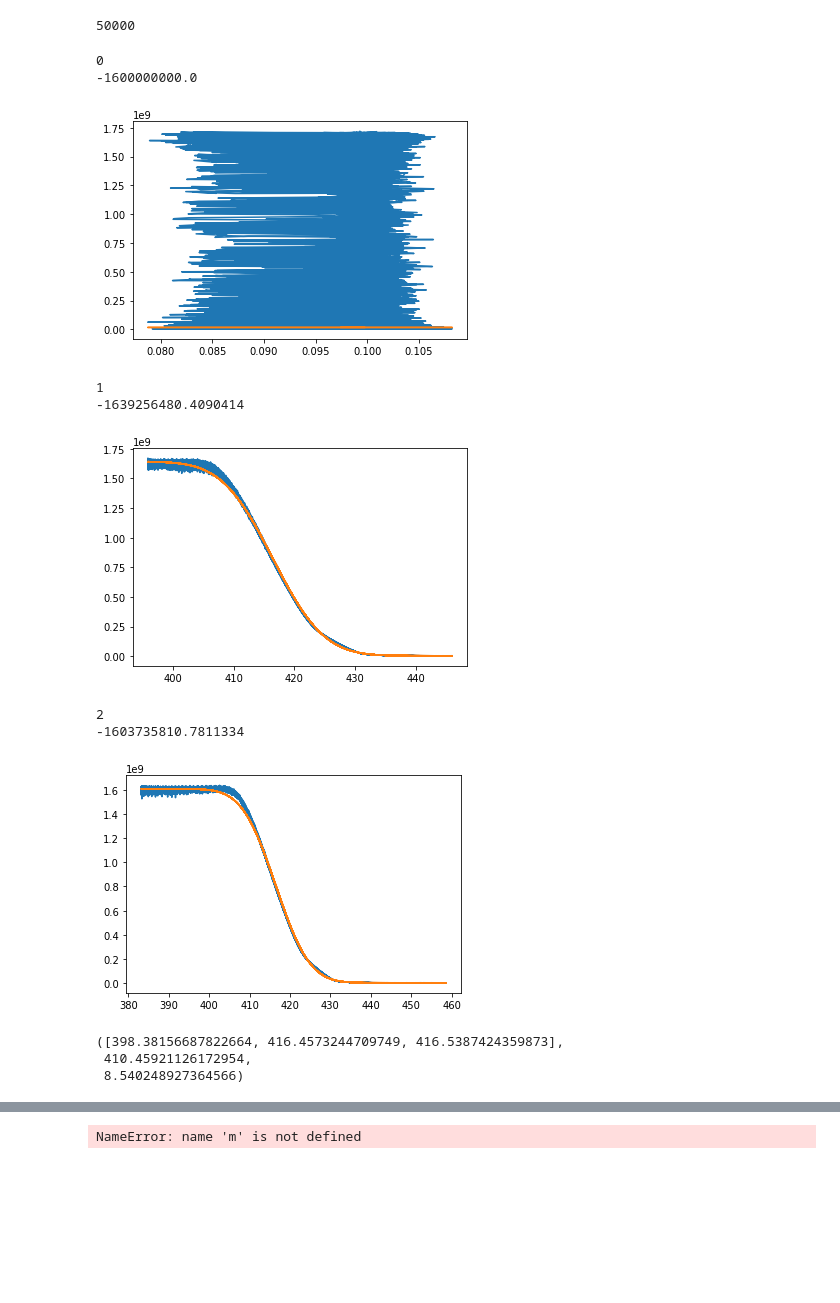
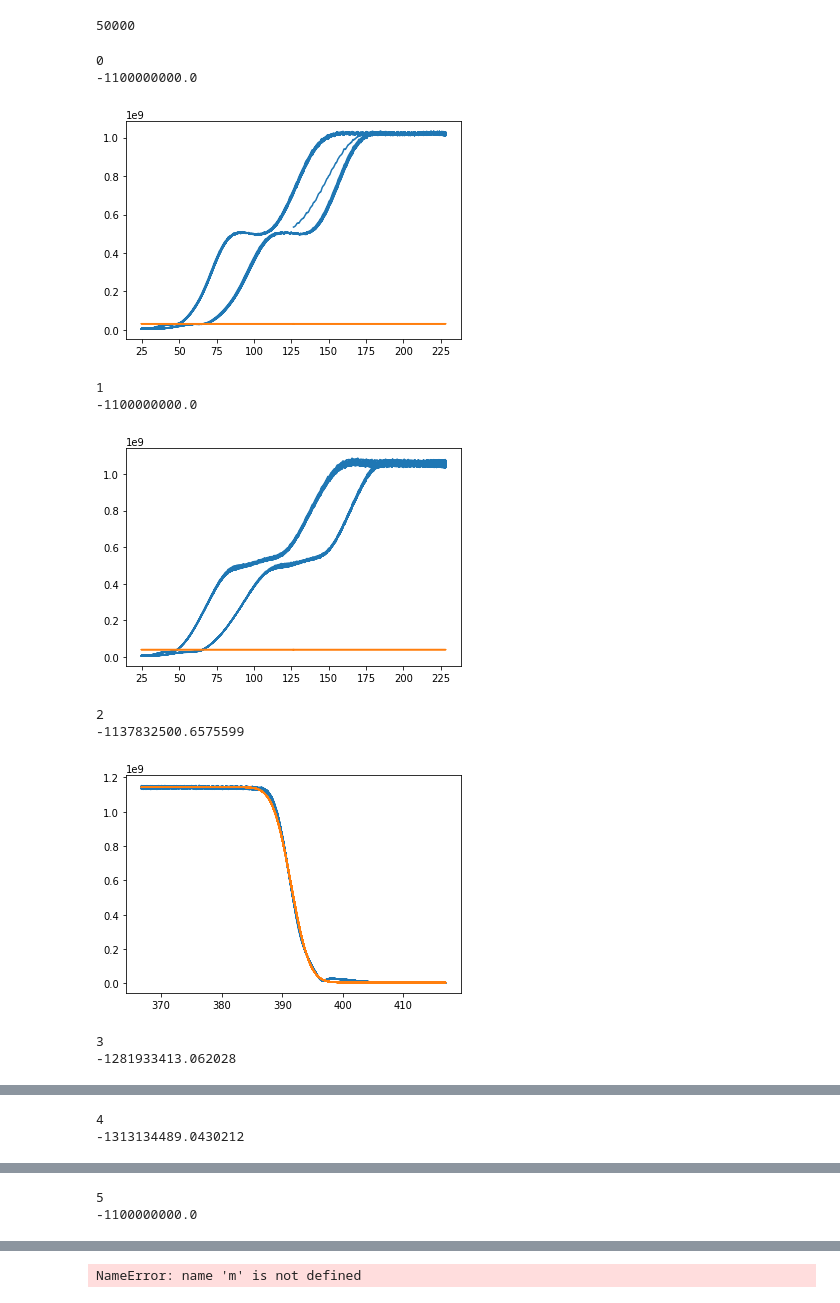
Before and after one commit to stanfordbeads/New_trap_code, a Jupyter notebook: Scripts/General_Beam_Profile_Analysis.ipynb, the cells around one changed output, grey strips where cells are left out. Saved outputs shown, nothing was run; the diff lists cells and outputs as text; code cells hidden in the pictures; blank space fills up the shorter version.

```diff
--- a/Scripts/General_Beam_Profile_Analysis.ipynb
+++ b/Scripts/General_Beam_Profile_Analysis.ipynb
@@ -103,8 +103,8 @@ def voltage_to_position(voltage,slope=0.019834000085488412,offset=-0.00150003151
     return position
 # %%
 # load the data
-Day = "24"
-Month = "10"
+Day = "12"
+Month = "11"
 Year = "2019"
 BeadNumber = 1
 #RunNumber = 144
@@ -120,0 +121,3 @@ quad_sum = files[0].quad_sum
+# %%
+for i in np.arange(0,len(files),1):
+    print(files[i].fname)
@@ -123,6 +138,7 @@ len(quad_sum)
 # %% [output]
 50000
 # %%
+#Beam Profile for X
 def get_average_mean_position(file_list):
     position_list = []
 
@@ -135,7 +151,7 @@ def get_average_mean_position(file_list):
         data_y = file_list[i].quad_sum# give y data
         data_y_error = np.sqrt(np.abs(data_y)) # give y uncertainty
         m=Minuit(chisquare_gaussian_cdf,
-         amp = -1.6e9, # set start parameter
+         amp = -1.1e9, # set start parameter
          #limit_area= (limit_lower,limit_upper) # if you want to limit things
          #limit_amp = (-3e-9,-1.5e-9), # you can also fix it
          mean = 7.9,
@@ -151,21 +167,20 @@ def get_average_mean_position(file_list):
         print(m.values["amp"])
         position_list.append(voltage_to_position(m.values["mean"]))
         plt.plot(voltage_to_position(data_x),data_y)
-        plt.plot(voltage_to_position(data_x),gaussian_cdf(data_x,params=[m.values["amp"],(m.values["mean"]),m.values["sigma"],m.values["constant"]]))
+        plt.plot(voltage_to_position(data_x),gaussian_cdf(data_x,params=[m.values["amp"],(m.values["mean"]),m.values["sigma"],m.values["constant"]]),alpha=1)
         plt.show()
     return position_list,np.mean(position_list),np.std(position_list)
 # %%
-get_average_mean_position(files[0:3])
+get_average_mean_position(files)
 # %% [output]
 0
--1600000000.0
+-1100000000.0
-[figure, old version]
+[figure, new version]
 1
--1639256480.4090414
+-1100000000.0
-[figure, old version]
+[figure, new version]
 2
--1603735810.7811334
+-1137832500.6575599
-[figure, old version]
+[figure, new version]
-([398.38156687822664, 416.4573244709749, 416.5387424359873],
- 410.45921126172954,
- 8.540248927364566)
+3
+-1281933413.062028
@@ -171,0 +188,2 @@ get_average_mean_position(files[0:3])
+4
+-1313134489.0430212
@@ -171,0 +191,2 @@ get_average_mean_position(files[0:3])
+5
+-1100000000.0
```
Also changed, not shown: parts of 6 cells of this notebook, 11 other files.
